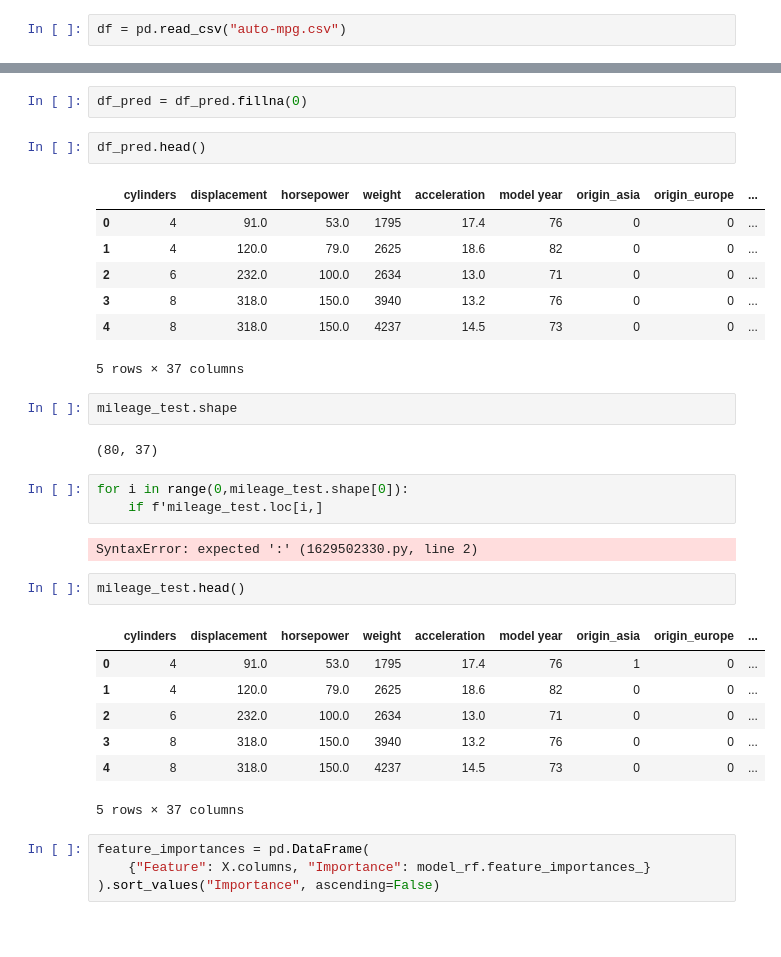
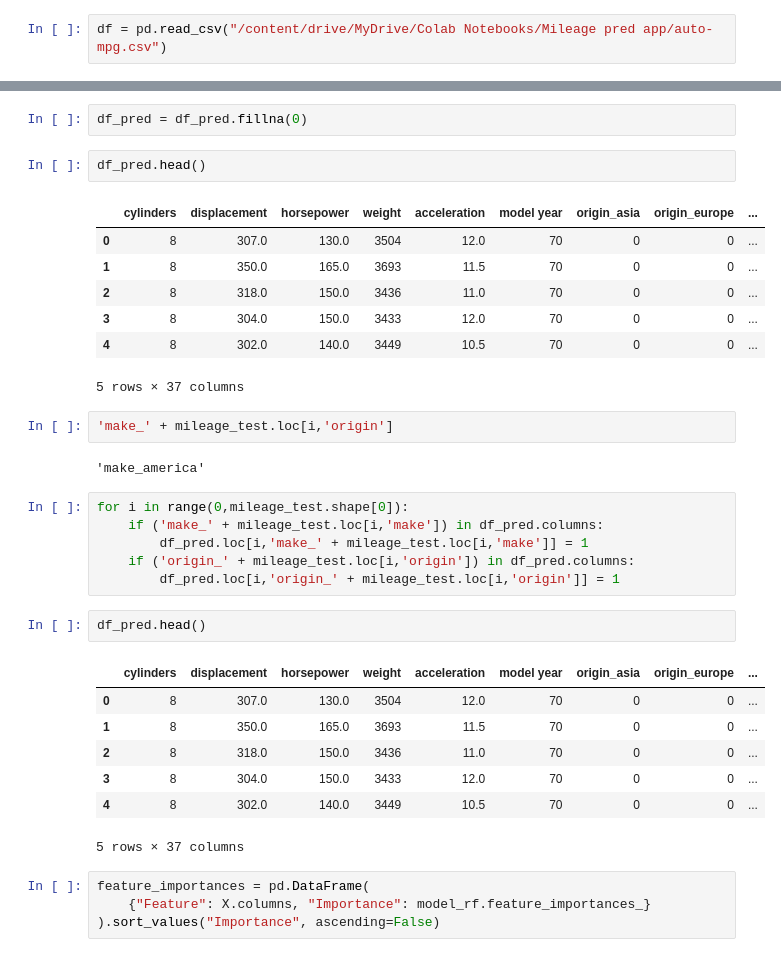
Before and after one commit to anirudhsardiwal/Mileage-Prediction-App, a Jupyter notebook: mileage_prediction.ipynb, the cells around one changed output, grey strips where cells are left out. Drawn from its saved outputs; the diff is of its cells as text; blank space fills up the shorter version.

```diff
--- a/mileage_prediction.ipynb
+++ b/mileage_prediction.ipynb
@@ -8,5 +13,5 @@ import seaborn as sns
 # %%
-df = pd.read_csv("auto-mpg.csv")
+df = pd.read_csv("/content/drive/MyDrive/Colab Notebooks/Mileage pred app/auto-mpg.csv")
 # %%
 df.head()
 # %% [output]
@@ -334,30 +318,31 @@ df_pred = df_pred.fillna(0)
 df_pred.head()
 # %% [output]
 |  | cylinders | displacement | horsepower | weight | acceleration | model year | origin_asia | origin_europe | ... |
-| 0 | 4 | 91.0 | 53.0 | 1795 | 17.4 | 76 | 0 | 0 | ... |
-| 1 | 4 | 120.0 | 79.0 | 2625 | 18.6 | 82 | 0 | 0 | ... |
-| 2 | 6 | 232.0 | 100.0 | 2634 | 13.0 | 71 | 0 | 0 | ... |
-| 3 | 8 | 318.0 | 150.0 | 3940 | 13.2 | 76 | 0 | 0 | ... |
-| 4 | 8 | 318.0 | 150.0 | 4237 | 14.5 | 73 | 0 | 0 | ... |
+| 0 | 8 | 307.0 | 130.0 | 3504 | 12.0 | 70 | 0 | 0 | ... |
+| 1 | 8 | 350.0 | 165.0 | 3693 | 11.5 | 70 | 0 | 0 | ... |
+| 2 | 8 | 318.0 | 150.0 | 3436 | 11.0 | 70 | 0 | 0 | ... |
+| 3 | 8 | 304.0 | 150.0 | 3433 | 12.0 | 70 | 0 | 0 | ... |
+| 4 | 8 | 302.0 | 140.0 | 3449 | 10.5 | 70 | 0 | 0 | ... |
 5 rows × 37 columns
-# %%
-mileage_test.shape
-# %% [output]
-(80, 37)
-# %%
-for i in range(0,mileage_test.shape[0]):
-    if f'mileage_test.loc[i,]
-# %% [output]
-SyntaxError: expected ':' (1629502330.py, line 2)
+# %%
+'make_' + mileage_test.loc[i,'origin']
+# %% [output]
+'make_america'
+# %%
+for i in range(0,mileage_test.shape[0]):
+    if ('make_' + mileage_test.loc[i,'make']) in df_pred.columns:
+        df_pred.loc[i,'make_' + mileage_test.loc[i,'make']] = 1
+    if ('origin_' + mileage_test.loc[i,'origin']) in df_pred.columns:
+        df_pred.loc[i,'origin_' + mileage_test.loc[i,'origin']] = 1
 # %%
-mileage_test.head()
+df_pred.head()
 # %% [output]
 |  | cylinders | displacement | horsepower | weight | acceleration | model year | origin_asia | origin_europe | ... |
-| 0 | 4 | 91.0 | 53.0 | 1795 | 17.4 | 76 | 1 | 0 | ... |
-| 1 | 4 | 120.0 | 79.0 | 2625 | 18.6 | 82 | 0 | 0 | ... |
-| 2 | 6 | 232.0 | 100.0 | 2634 | 13.0 | 71 | 0 | 0 | ... |
-| 3 | 8 | 318.0 | 150.0 | 3940 | 13.2 | 76 | 0 | 0 | ... |
-| 4 | 8 | 318.0 | 150.0 | 4237 | 14.5 | 73 | 0 | 0 | ... |
+| 0 | 8 | 307.0 | 130.0 | 3504 | 12.0 | 70 | 0 | 0 | ... |
+| 1 | 8 | 350.0 | 165.0 | 3693 | 11.5 | 70 | 0 | 0 | ... |
+| 2 | 8 | 318.0 | 150.0 | 3436 | 11.0 | 70 | 0 | 0 | ... |
+| 3 | 8 | 304.0 | 150.0 | 3433 | 12.0 | 70 | 0 | 0 | ... |
+| 4 | 8 | 302.0 | 140.0 | 3449 | 10.5 | 70 | 0 | 0 | ... |
 5 rows × 37 columns
 # %%
 feature_importances = pd.DataFrame(
```
Also changed, not shown: parts of 8 cells of this notebook.
